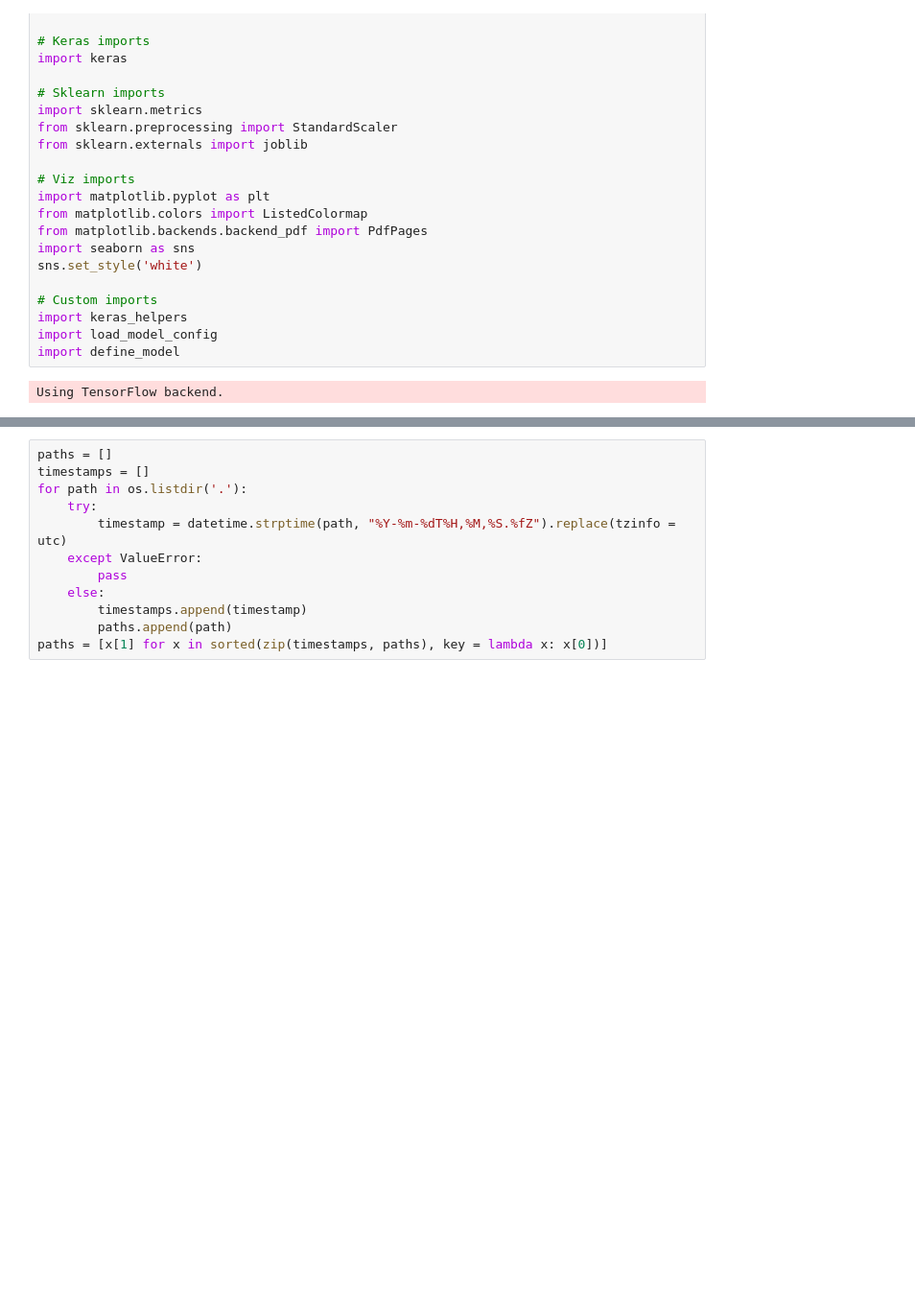
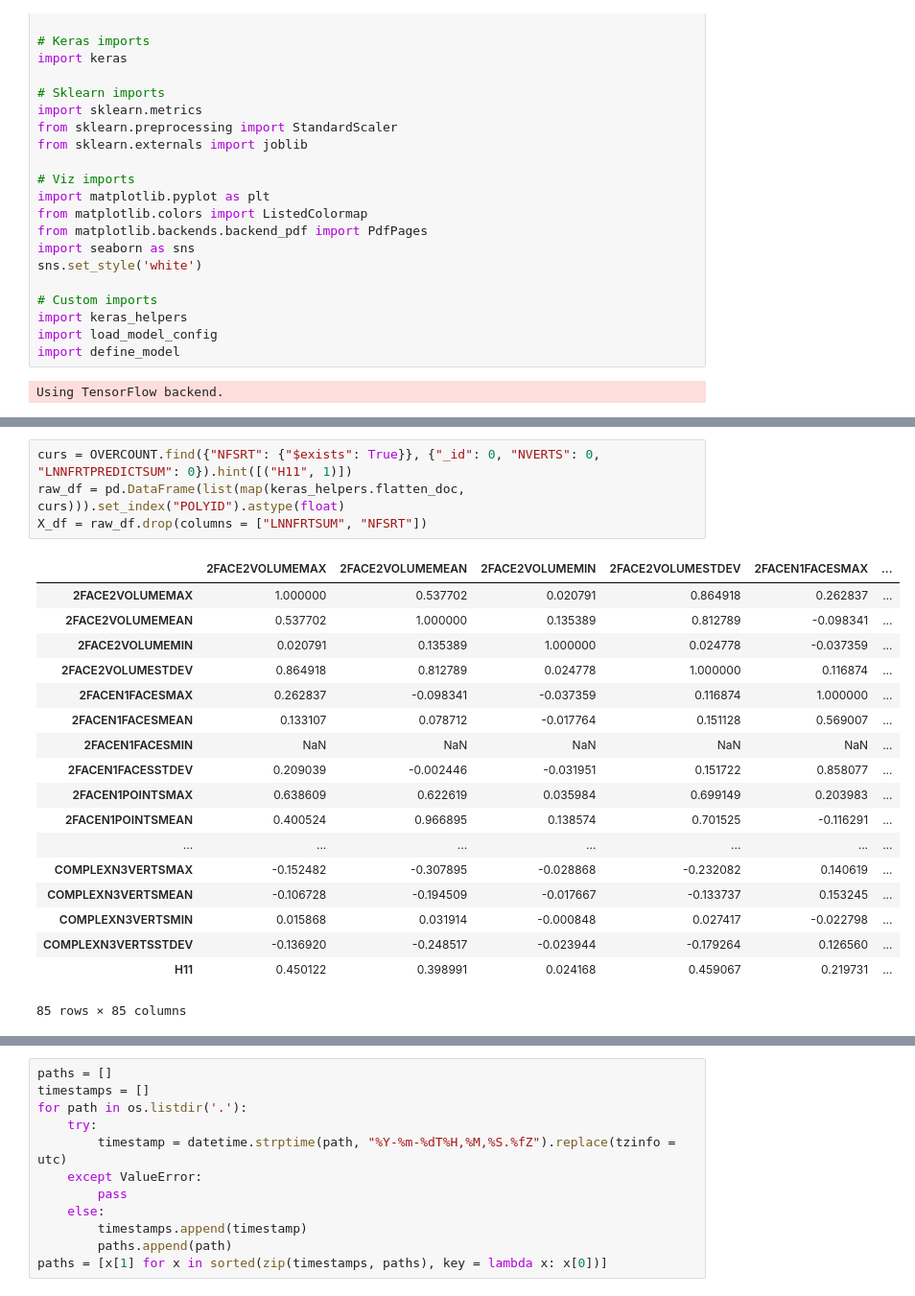
Before and after one commit to knowbodynos/keras-pipeline, a Jupyter notebook: test.ipynb, the cells around one changed output, grey strips where cells are left out. Shown at 96% size. Drawn from its saved outputs; the diff is of its cells as text; blank space fills up the shorter version.

```diff
--- a/test.ipynb
+++ b/test.ipynb
@@ -43,0 +48,23 @@ print(len(unmarked_polyids))
+# %%
+curs = OVERCOUNT.find({"NFSRT": {"$exists": True}}, {"_id": 0, "NVERTS": 0, "LNNFRTPREDICTSUM": 0}).hint([("H11", 1)])
+raw_df = pd.DataFrame(list(map(keras_helpers.flatten_doc, curs))).set_index("POLYID").astype(float)
+X_df = raw_df.drop(columns = ["LNNFRTSUM", "NFSRT"])
+# %% [output]
+|  | 2FACE2VOLUMEMAX | 2FACE2VOLUMEMEAN | 2FACE2VOLUMEMIN | 2FACE2VOLUMESTDEV | 2FACEN1FACESMAX | ... |
+| 2FACE2VOLUMEMAX | 1.000000 | 0.537702 | 0.020791 | 0.864918 | 0.262837 | ... |
+| 2FACE2VOLUMEMEAN | 0.537702 | 1.000000 | 0.135389 | 0.812789 | -0.098341 | ... |
+| 2FACE2VOLUMEMIN | 0.020791 | 0.135389 | 1.000000 | 0.024778 | -0.037359 | ... |
+| 2FACE2VOLUMESTDEV | 0.864918 | 0.812789 | 0.024778 | 1.000000 | 0.116874 | ... |
+| 2FACEN1FACESMAX | 0.262837 | -0.098341 | -0.037359 | 0.116874 | 1.000000 | ... |
+| 2FACEN1FACESMEAN | 0.133107 | 0.078712 | -0.017764 | 0.151128 | 0.569007 | ... |
+| 2FACEN1FACESMIN | NaN | NaN | NaN | NaN | NaN | ... |
+| 2FACEN1FACESSTDEV | 0.209039 | -0.002446 | -0.031951 | 0.151722 | 0.858077 | ... |
+| 2FACEN1POINTSMAX | 0.638609 | 0.622619 | 0.035984 | 0.699149 | 0.203983 | ... |
+| 2FACEN1POINTSMEAN | 0.400524 | 0.966895 | 0.138574 | 0.701525 | -0.116291 | ... |
+| ... | ... | ... | ... | ... | ... | ... |
+| COMPLEXN3VERTSMAX | -0.152482 | -0.307895 | -0.028868 | -0.232082 | 0.140619 | ... |
+| COMPLEXN3VERTSMEAN | -0.106728 | -0.194509 | -0.017667 | -0.133737 | 0.153245 | ... |
+| COMPLEXN3VERTSMIN | 0.015868 | 0.031914 | -0.000848 | 0.027417 | -0.022798 | ... |
+| COMPLEXN3VERTSSTDEV | -0.136920 | -0.248517 | -0.023944 | -0.179264 | 0.126560 | ... |
+| H11 | 0.450122 | 0.398991 | 0.024168 | 0.459067 | 0.219731 | ... |
+85 rows × 85 columns
```
Also changed, not shown: parts of 21 cells of this notebook, 1 other file.
